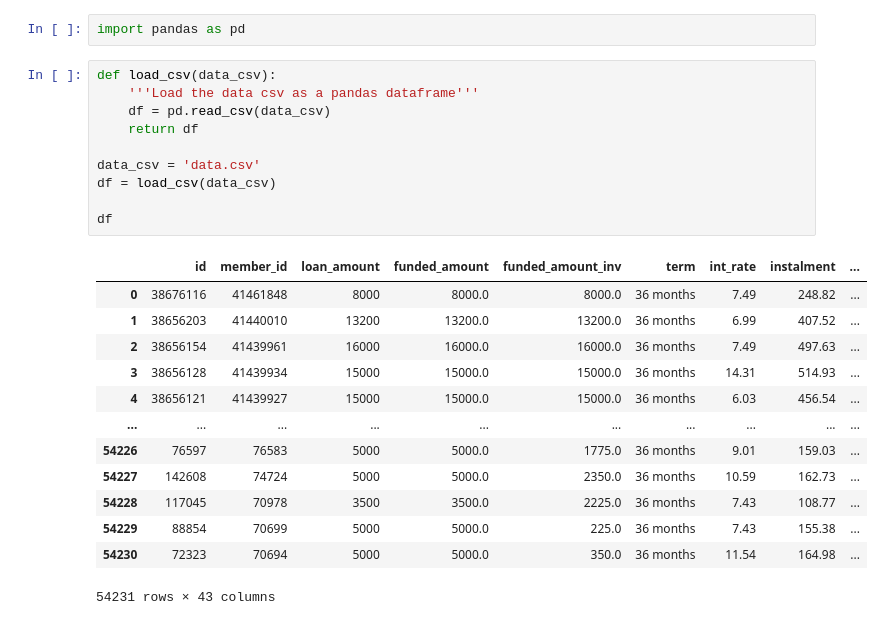
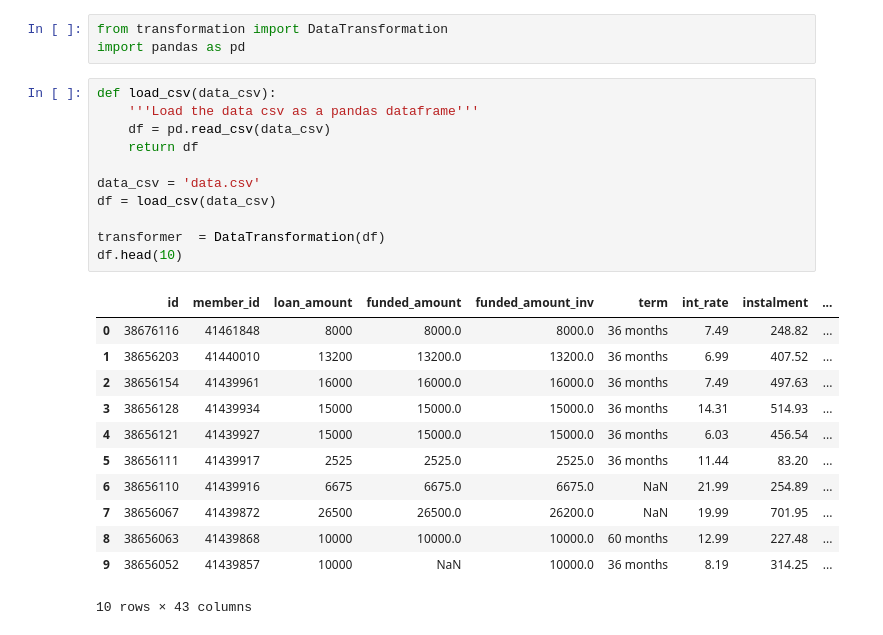
Before and after one commit to hameed0380/EDA-Customer-Loans, a Jupyter notebook: main.ipynb, the cells around one changed output. Saved outputs shown, nothing was run; the diff lists cells and outputs as text.

```diff
--- a/main.ipynb
+++ b/main.ipynb
@@ -1,27 +1,28 @@
 # %%
+from transformation import DataTransformation
 import pandas as pd
 # %%
 def load_csv(data_csv):
     '''Load the data csv as a pandas dataframe'''
     df = pd.read_csv(data_csv)
     return df
 
 data_csv = 'data.csv'
 df = load_csv(data_csv)
 
-df
+transformer  = DataTransformation(df)
+df.head(10)
 # %% [output]
 |  | id | member_id | loan_amount | funded_amount | funded_amount_inv | term | int_rate | instalment | ... |
 | 0 | 38676116 | 41461848 | 8000 | 8000.0 | 8000.0 | 36 months | 7.49 | 248.82 | ... |
 | 1 | 38656203 | 41440010 | 13200 | 13200.0 | 13200.0 | 36 months | 6.99 | 407.52 | ... |
 | 2 | 38656154 | 41439961 | 16000 | 16000.0 | 16000.0 | 36 months | 7.49 | 497.63 | ... |
 | 3 | 38656128 | 41439934 | 15000 | 15000.0 | 15000.0 | 36 months | 14.31 | 514.93 | ... |
 | 4 | 38656121 | 41439927 | 15000 | 15000.0 | 15000.0 | 36 months | 6.03 | 456.54 | ... |
-| ... | ... | ... | ... | ... | ... | ... | ... | ... | ... |
-| 54226 | 76597 | 76583 | 5000 | 5000.0 | 1775.0 | 36 months | 9.01 | 159.03 | ... |
-| 54227 | 142608 | 74724 | 5000 | 5000.0 | 2350.0 | 36 months | 10.59 | 162.73 | ... |
-| 54228 | 117045 | 70978 | 3500 | 3500.0 | 2225.0 | 36 months | 7.43 | 108.77 | ... |
-| 54229 | 88854 | 70699 | 5000 | 5000.0 | 225.0 | 36 months | 7.43 | 155.38 | ... |
-| 54230 | 72323 | 70694 | 5000 | 5000.0 | 350.0 | 36 months | 11.54 | 164.98 | ... |
+| 5 | 38656111 | 41439917 | 2525 | 2525.0 | 2525.0 | 36 months | 11.44 | 83.20 | ... |
+| 6 | 38656110 | 41439916 | 6675 | 6675.0 | 6675.0 | NaN | 21.99 | 254.89 | ... |
+| 7 | 38656067 | 41439872 | 26500 | 26500.0 | 26200.0 | NaN | 19.99 | 701.95 | ... |
+| 8 | 38656063 | 41439868 | 10000 | 10000.0 | 10000.0 | 60 months | 12.99 | 227.48 | ... |
+| 9 | 38656052 | 41439857 | 10000 | NaN | 10000.0 | 36 months | 8.19 | 314.25 | ... |
-54231 rows × 43 columns
+10 rows × 43 columns
 # %%
```
Also changed, not shown: parts of 12 cells of this notebook, 2 other files.
